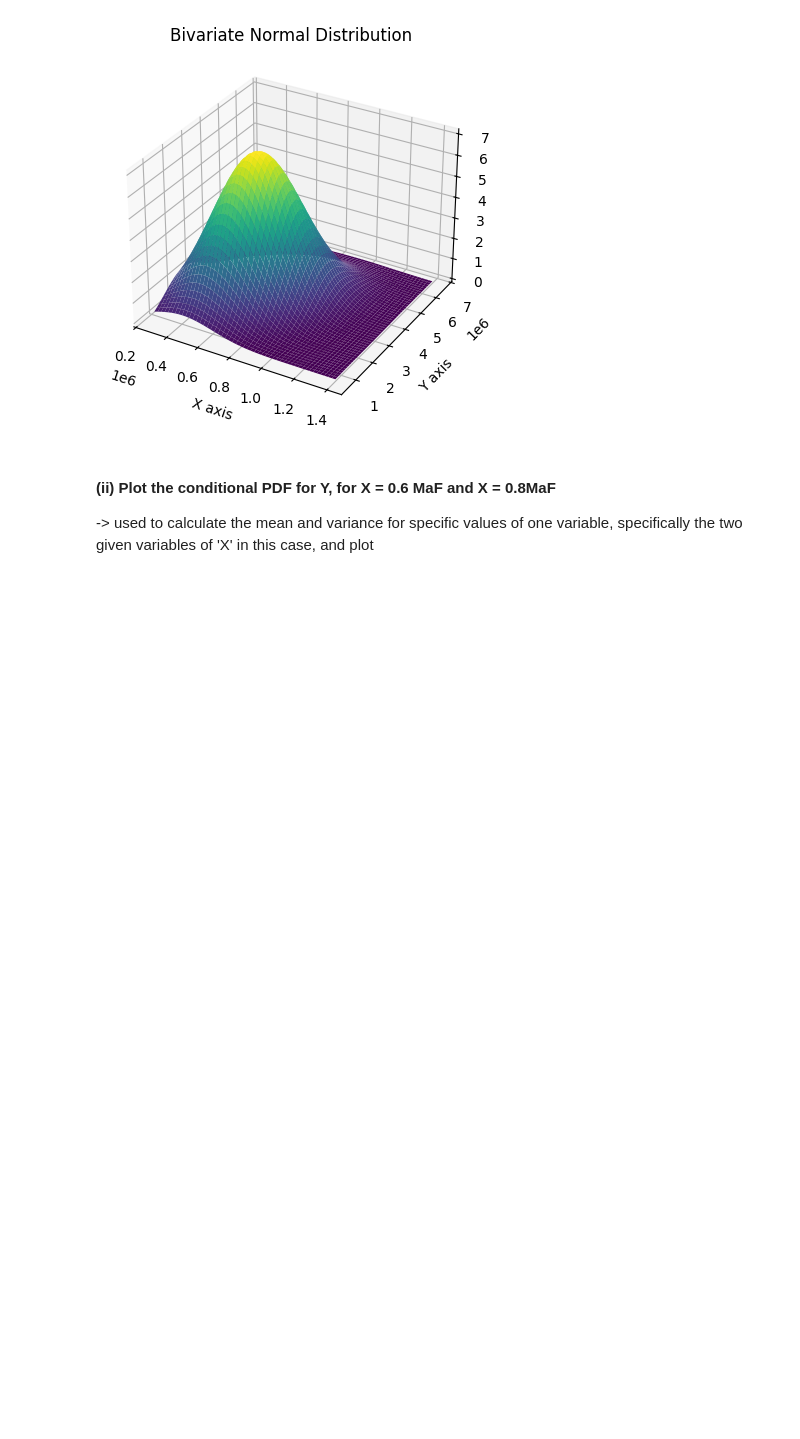
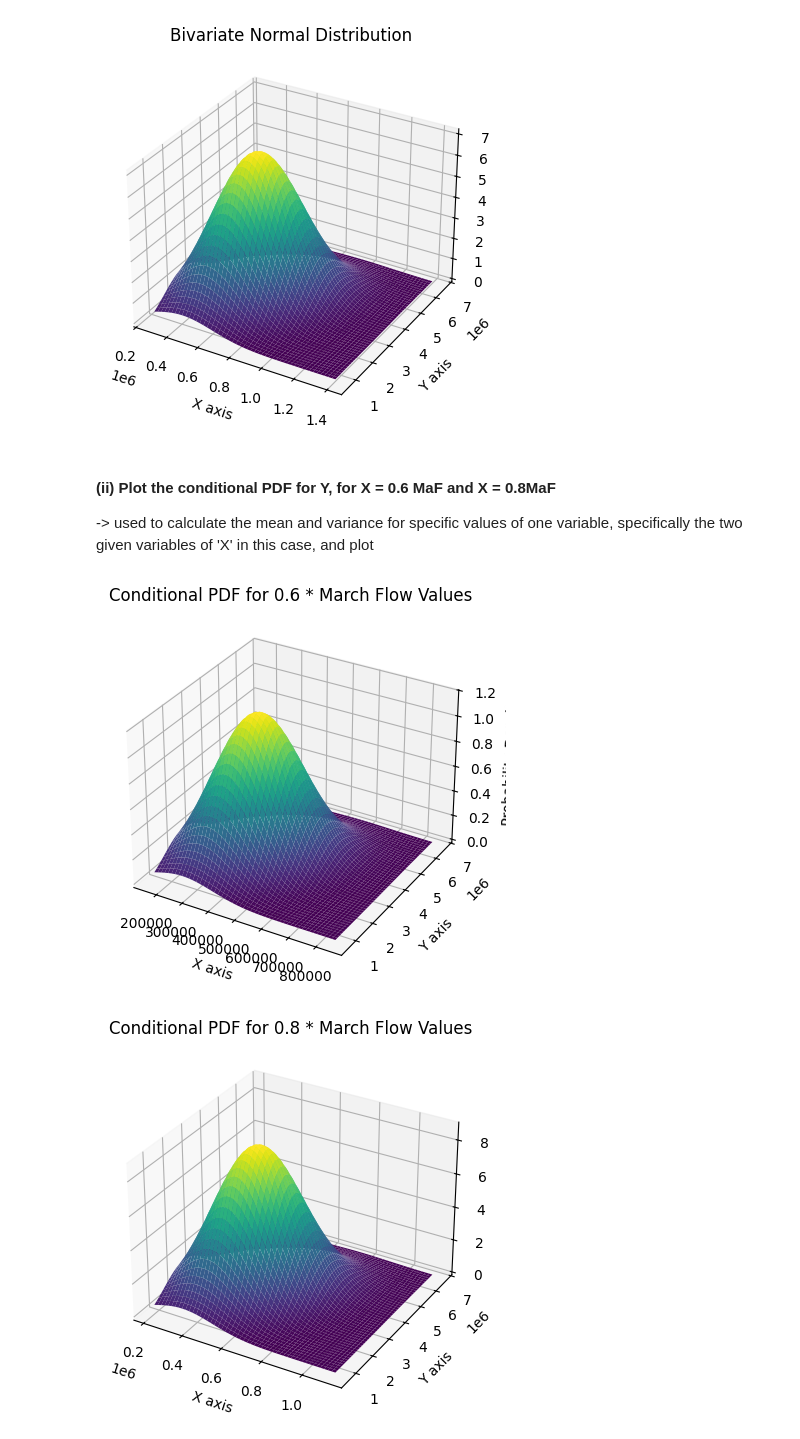
Before and after one commit to jtdocter27/Engineering-Probability---Statistics, a Jupyter notebook: HW5.ipynb, the cells around one changed output. Drawn from its saved outputs; the diff is of its cells as text; code cells hidden in the pictures; blank space fills up the shorter version.

```diff
--- a/HW5.ipynb
+++ b/HW5.ipynb
@@ -61,28 +61,62 @@ plt.show()
 #### (ii) Plot the conditional PDF for Y, for X = 0.6 MaF and X = 0.8MaF
 -> used to calculate the mean and variance for specific values of one variable, specifically the two given variables of 'X' in this case, and plot
 # %%
-mean_march = float(lee_ferry['Mar'].mean())
+#six____________________________________________________________________
+lee_ferry_six = lee_ferry['Mar']*0.6 #manipulate all march values by 0.6
+march_six = lee_ferry_six.values
+mean_march_six = float((lee_ferry_six.mean()))
+
 mean_may = float(lee_ferry['May'].mean())
-march = lee_ferry['Mar'].values
 may = lee_ferry['May'].values
 
-mean = [mean_march, mean_may] #mean values of each array
-covariance = np.cov(march, may) #variance of each variable and the covariance between them. Covariances should be the same and is the degree to which two variables change together
+mean = [mean_march_six, mean_may] #mean values of each array
+covariance_six = np.cov(march_six, may) #variance of each variable and the covariance between them. Covariances should be the same and is the degree to which two variables change together
+x1 = np.linspace(march_six.min(), march_six.max(), 1000)
+y1 = np.linspace(may.min(), may.max(), 1000)
+X1, Y1 = np.meshgrid(x1, y1)
+pos1 = np.dstack((X1, Y1))
+rv1 = multivariate_normal(mean, covariance_six)
+
+#Eight___________________________________________________________________
+lee_ferry_8 = lee_ferry['Mar']*0.8
+mean_march_8 = float((lee_ferry_8.mean()))
 
 
-x = np.linspace(march.min(), march.max(), 1000)
-y = np.linspace(may.min(), may.max(), 1000)
-X, Y = np.meshgrid(x, y)
-pos = np.dstack((X, Y))
-rv = multivariate_normal(mean, covariance)
+march_eight = lee_ferry_8.values
+may = lee_ferry['May'].values
+
+mean = [mean_march_8, mean_may] #mean values of each array
+covariance_8 = np.cov(march_eight, may) #variance of each variable and the covariance between them. Covariances should be the same and is the degree to which two variables change together
+x2 = np.linspace(march_eight.min(), march_eight.max(), 1000)
+y2 = np.linspace(may.min(), may.max(), 1000)
+X2, Y2 = np.meshgrid(x2, y2)
+pos2 = np.dstack((X2, Y2))
+rv2 = multivariate_normal(mean, covariance_8)
+
+
 
 # Plotting
-fig = plt.figure()
+fig = plt.figure(1)
 ax = fig.add_subplot(111, projection='3d')
-ax.plot_surface(X, Y, rv.pdf(pos), cmap='viridis', edgecolor='none')
+ax.plot_surface(X1, Y1, rv1.pdf(pos1), cmap='viridis', edgecolor='none')
 
 ax.set_xlabel('X axis')
 ax.set_ylabel('Y axis')
 ax.set_zlabel('Probability Density')
-plt.title('Bivariate Normal Distribution')
+plt.title('Conditional PDF for 0.6 * March Flow Values')
 plt.show()
+
+plt.figure(2)
+fig = plt.figure(2)
+ax = fig.add_subplot(111, projection='3d')
+ax.plot_surface(X2, Y2, rv2.pdf(pos2), cmap='viridis', edgecolor='none')
+
+ax.set_xlabel('X axis')
+ax.set_ylabel('Y axis')
+ax.set_zlabel('Probability Density')
+plt.title('Conditional PDF for 0.8 * March Flow Values')
+
+plt.show()
+# %% [output]
+[figure, added]
+[figure, added]
```
Also changed, not shown: parts of 1 cell of this notebook.
